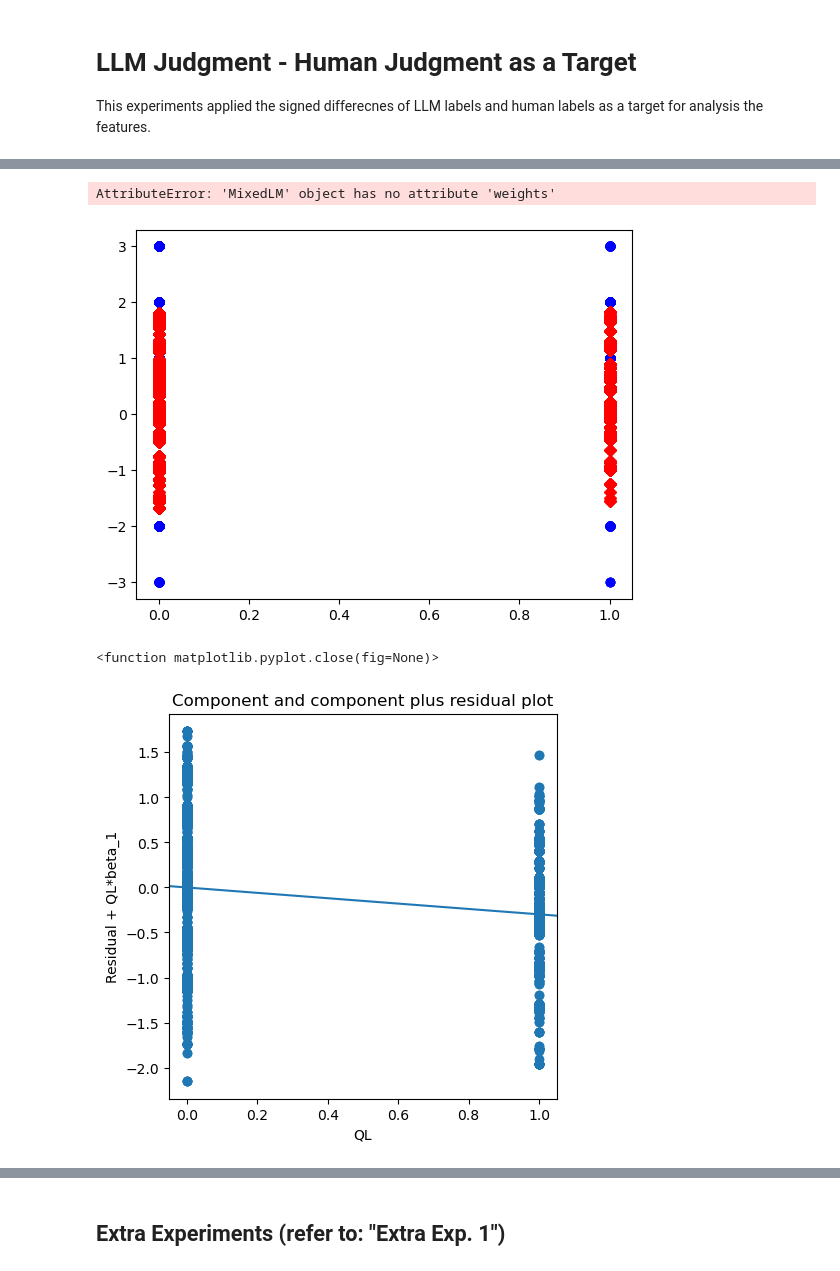
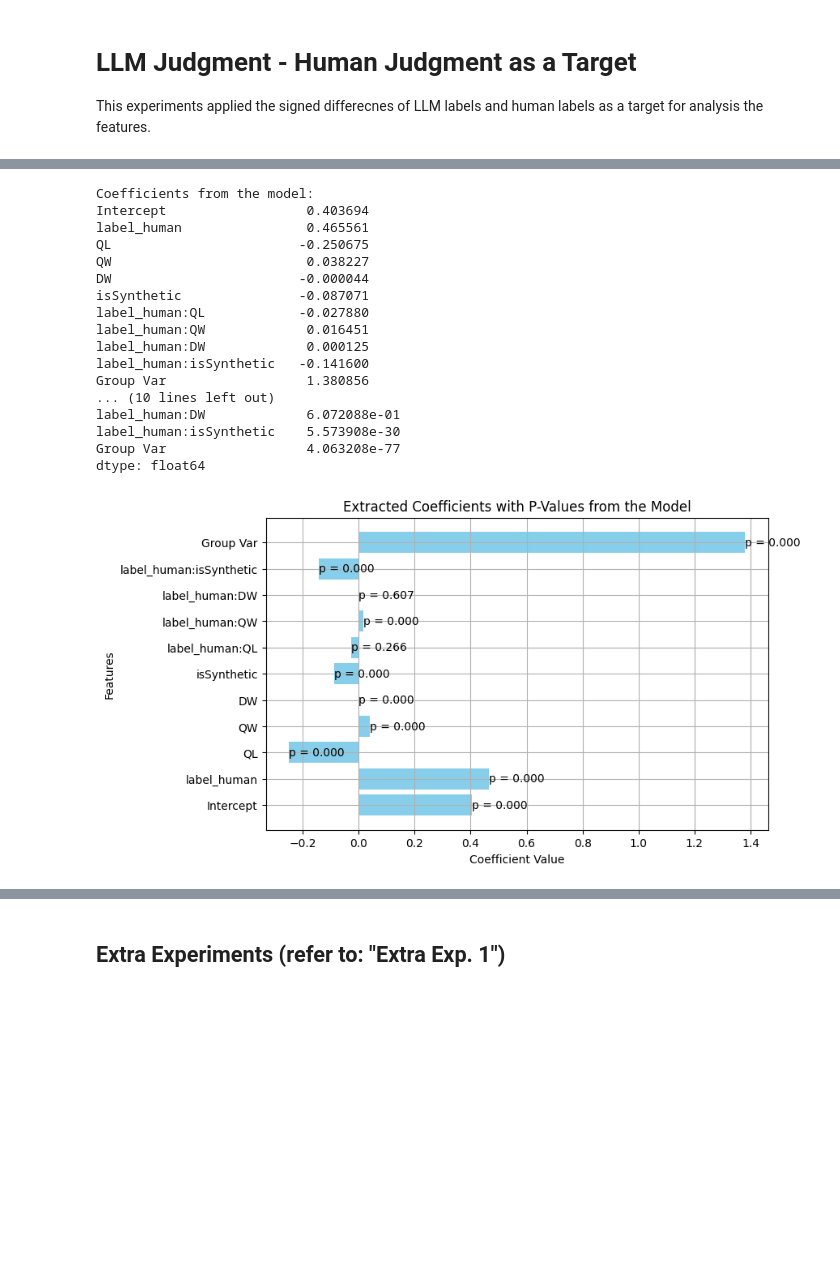
Before and after one commit to rahmanidashti/BiasSyntheticData, a Jupyter notebook: 3-mixed-effect-on-labels.ipynb, the cells around one changed output, grey strips where cells are left out. Saved outputs shown, nothing was run; the diff lists cells and outputs as text; code cells hidden in the pictures; blank space fills up the shorter version.

```diff
--- a/3-mixed-effect-on-labels.ipynb
+++ b/3-mixed-effect-on-labels.ipynb
@@ -117,14 +125,54 @@ result.summary()
-# %%
-fig = sm.graphics.plot_fit(result, "QL")
-fig.tight_layout(pad=1.0)
-# %% [output]
-AttributeError: 'MixedLM' object has no attribute 'weights'
-[figure, removed]
-# %%
-# Component-Component plus Residual (CCPR) Plots (= partial residual plot)
-fig, ax = plt.subplots(figsize=(5, 5))
-fig = sm.graphics.plot_ccpr(result, 'QL', ax=ax)
-plt.close
-# %% [output]
-<function matplotlib.pyplot.close(fig=None)>
-[figure, removed]
+# %%
+# Step 1: Extract the coefficients and p-values
+coefficients = result.params
+p_values = result.pvalues
+
+print("Coefficients from the model:")
+print(coefficients)
+print("P-values from the model:")
+print(p_values)
+
+# Step 2: Plot the coefficients with p-values
+# Convert coefficients and p-values to a DataFrame for easy plotting
+coeff_df = pd.DataFrame({
+    'coefficients': coefficients,
+    'p_values': p_values,
+    'features': coefficients.index
+})
+
+# Create the bar plot
+plt.figure(figsize=(8, 5))
+bars = plt.barh(coeff_df['features'], coeff_df['coefficients'], color='skyblue')
+
+# Add the p-values as text annotations next to each bar
+for bar, p_value in zip(bars, coeff_df['p_values']):
+    plt.text(bar.get_width(), bar.get_y() + bar.get_height()/2, f'p = {p_value:.3f}',
+             va='center', ha='left', fontsize=10)
+
+# Add titles and labels
+plt.title('Extracted Coefficients with P-Values from the Model')
+plt.xlabel('Coefficient Value')
+plt.ylabel('Features')
+plt.grid(True)
+
+# Display the plot
+plt.show()
+# %% [output]
+Coefficients from the model:
+Intercept                  0.403694
+label_human                0.465561
+QL                        -0.250675
+QW                         0.038227
+DW                        -0.000044
+isSynthetic               -0.087071
+label_human:QL            -0.027880
+label_human:QW             0.016451
+label_human:DW             0.000125
+label_human:isSynthetic   -0.141600
+Group Var                  1.380856
+... (10 lines left out)
+label_human:DW             6.072088e-01
+label_human:isSynthetic    5.573908e-30
+Group Var                  4.063208e-77
+dtype: float64
+[figure, added]
```
Also changed, not shown: parts of 9 cells of this notebook.
